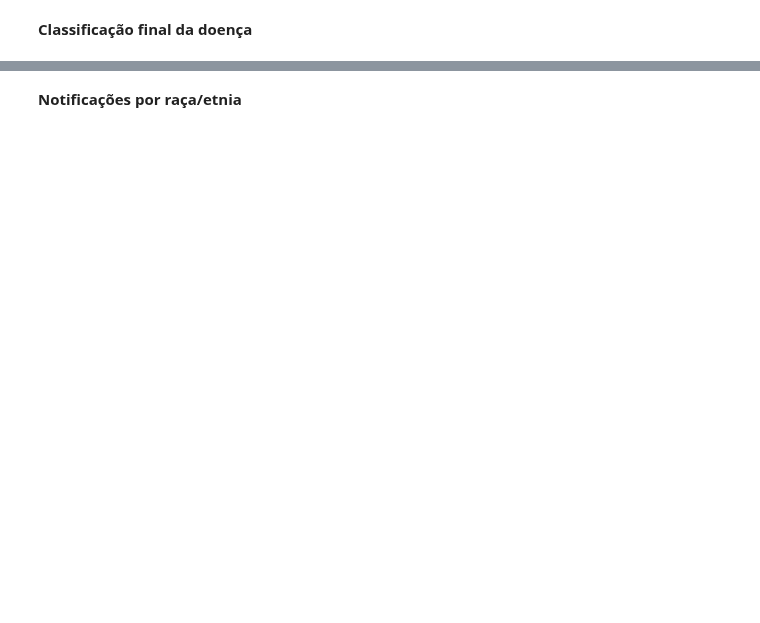
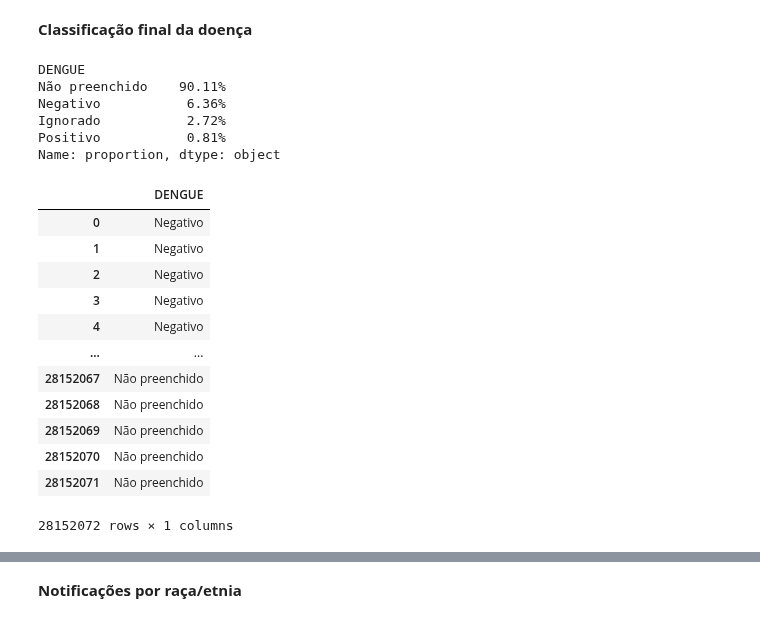
Before and after one commit to Romulol-B/Pysus-IBGE, a Jupyter notebook: sinan.ipynb, the cells around one changed output, grey strips where cells are left out. Cells and saved outputs as stored; diff of their text form; code cells hidden in the pictures; blank space fills up the shorter version.

```diff
--- a/sinan.ipynb
+++ b/sinan.ipynb
@@ -92,28 +217,49 @@ df_sazonalidade
 # %%
 classi_fin = (
     df
     .select("DENGUE")
     .collect()
     .to_pandas()
 )
 
 classi_fin = (
     df
     .select(
         pl.col("DENGUE")
         .str.strip_chars()
         .replace({
             "9": "Ignorado",
             "8": "Inconclusivo",
             "1": "Positivo",
             "2": "Negativo",
             "": "Ignorado"
         })
-        .fill_null("Ignorado")
+        .fill_null("Não preenchido")
         .alias("DENGUE")
     )
     .collect()
     .to_pandas()
 )
 
+print(classi_fin['DENGUE'].value_counts(normalize=True).mul(100).round(2).astype(str) + '%')
 classi_fin
+# %% [output]
+DENGUE
+Não preenchido    90.11%
+Negativo           6.36%
+Ignorado           2.72%
+Positivo           0.81%
+Name: proportion, dtype: object
+|  | DENGUE |
+| 0 | Negativo |
+| 1 | Negativo |
+| 2 | Negativo |
+| 3 | Negativo |
+| 4 | Negativo |
+| ... | ... |
+| 28152067 | Não preenchido |
+| 28152068 | Não preenchido |
+| 28152069 | Não preenchido |
+| 28152070 | Não preenchido |
+| 28152071 | Não preenchido |
+28152072 rows × 1 columns
```
Also changed, not shown: parts of 24 cells of this notebook.
